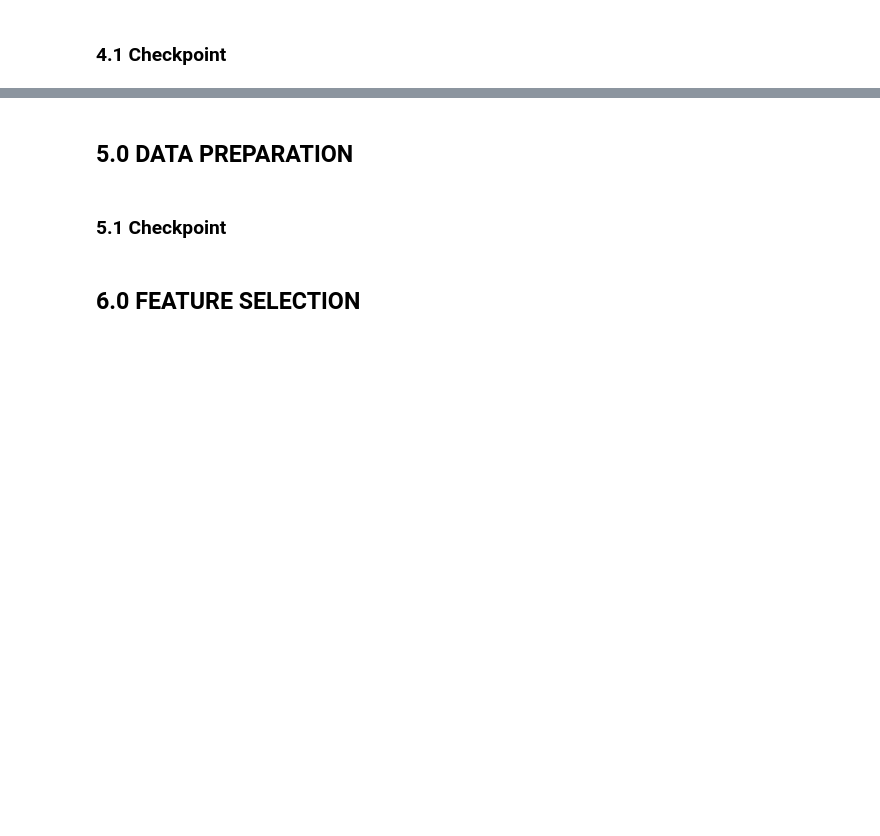
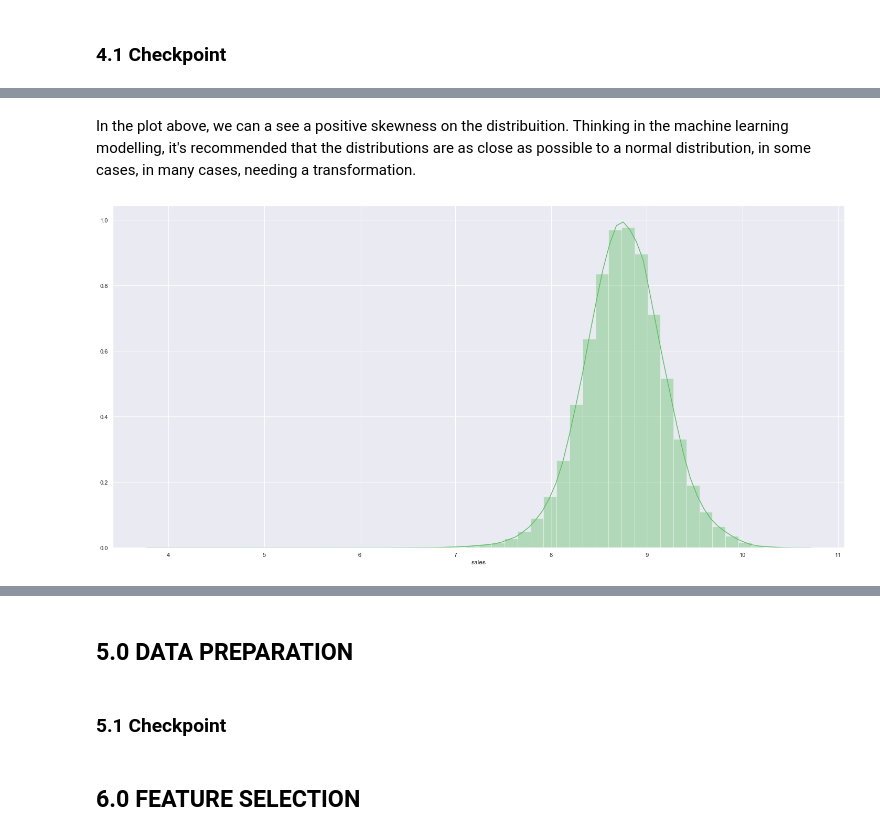
Before and after one commit to GuttoF/Rossmann-Store-Sales, a Jupyter notebook: rossmann_store_sales.ipynb, the cells around one changed output, grey strips where cells are left out. Cells and saved outputs as stored; diff of their text form; code cells hidden in the pictures; blank space fills up the shorter version.

```diff
--- a/rossmann_store_sales.ipynb
+++ b/rossmann_store_sales.ipynb
@@ -697,0 +720,6 @@ df4 = df3.copy()
+# %% [markdown]
+In the plot above, we can a see a positive skewness on the distribuition. Thinking in the machine learning modelling, it's recommended that the distributions are as close as possible to a normal distribution, in some cases, in many cases, needing a transformation.
+# %%
+ax = sns.distplot(np.log1p(df4['sales']), color = green)
+# %% [output]
+[figure, added]
```
Also changed, not shown: parts of 43 cells of this notebook, 2 other files.
